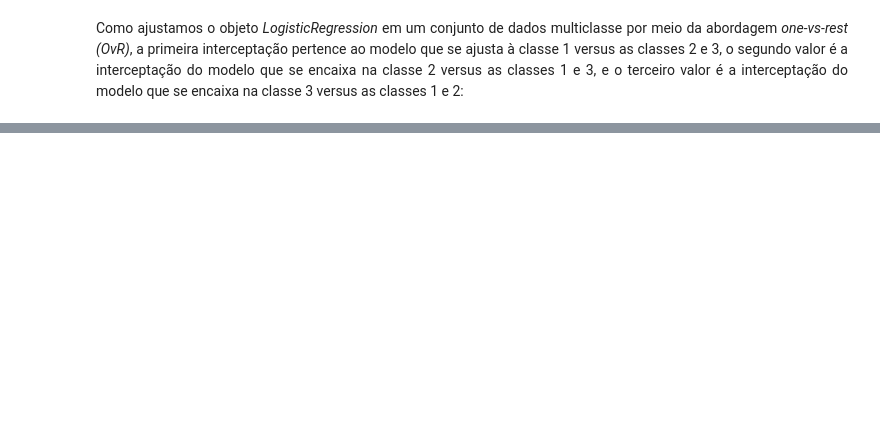
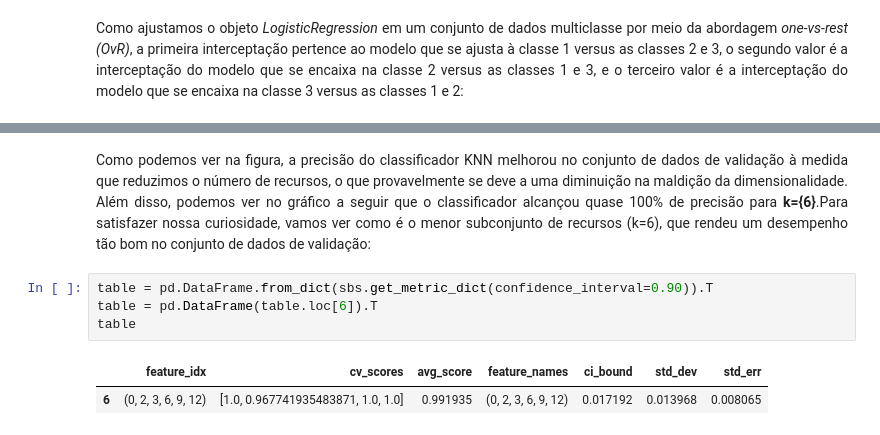
Before and after one commit to willianpina/Machine_Learning_Studies, a Jupyter notebook: Preprocessamento de dados.ipynb, the cells around one changed output, grey strips where cells are left out. Drawn from its saved outputs; the diff is of its cells as text; blank space fills up the shorter version.

```diff
--- a/Preprocessamento de dados.ipynb
+++ b/Preprocessamento de dados.ipynb
@@ -393,0 +480,9 @@ array([[ 1.24615609,  0.18052545,  0.74232498, -1.1600626 ,  0.        ,
+# %% [markdown]
+<p align='justify'>Como podemos ver na figura, a precisão do classificador KNN melhorou no conjunto de dados de validação à medida que reduzimos o número de recursos, o que provavelmente se deve a uma diminuição na maldição da dimensionalidade. Além disso, podemos ver no gráfico a seguir que o classificador alcançou quase 100% de precisão para <b>k={6}</b>.Para satisfazer nossa curiosidade, vamos ver como é o menor subconjunto de recursos (k=6), que rendeu um desempenho tão bom no conjunto de dados de validação:</p>
+# %%
+table = pd.DataFrame.from_dict(sbs.get_metric_dict(confidence_interval=0.90)).T
+table = pd.DataFrame(table.loc[6]).T
+table
+# %% [output]
+|  | feature_idx | cv_scores | avg_score | feature_names | ci_bound | std_dev | std_err |
+| 6 | (0, 2, 3, 6, 9, 12) | [1.0, 0.967741935483871, 1.0, 1.0] | 0.991935 | (0, 2, 3, 6, 9, 12) | 0.017192 | 0.013968 | 0.008065 |
```
Also changed, not shown: parts of 19 cells of this notebook.
